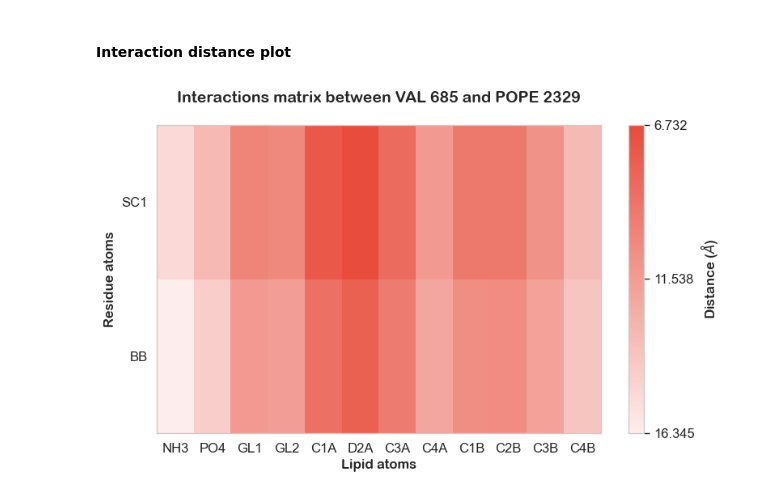
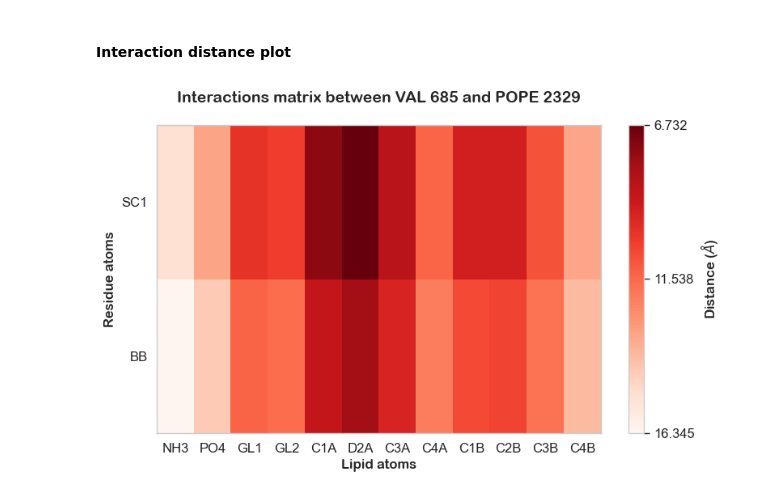
Before and after one commit to ProLint/prolint2, a Jupyter notebook: docs/notebooks/06_Generating_Plots.ipynb, the cells around one changed output. Drawn from its saved outputs; the diff is of its cells as text; code cells hidden in the pictures.

```diff
--- a/docs/notebooks/06_Generating_Plots.ipynb
+++ b/docs/notebooks/06_Generating_Plots.ipynb
@@ -260,7 +115,7 @@ DG.save_plot(lipid_id = 2329, top_filter=15)
 # %%
 from prolint2.plotting.plotting import InteractionHeatMap
 
 IHM = InteractionHeatMap(u, contacts)
-IHM.save_plot(residue_id=685, lipid_id=2329)
+IHM.save_plot(residue_id=685, lipid_id=2329, palette='Reds')
 # %% [output]
-[figure, old version]
+[figure, new version]
```
Also changed, not shown: parts of 16 cells of this notebook, 4 other files.
